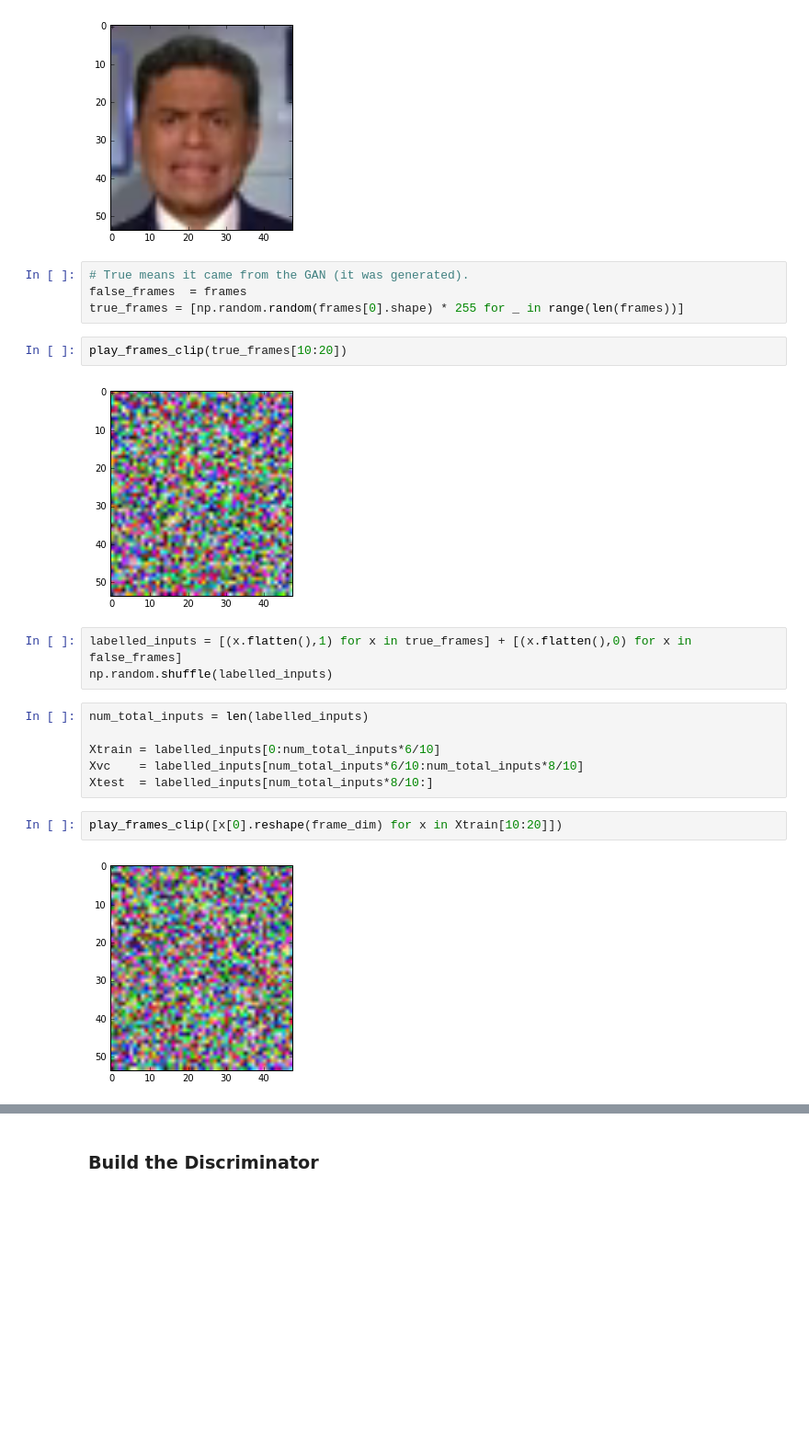
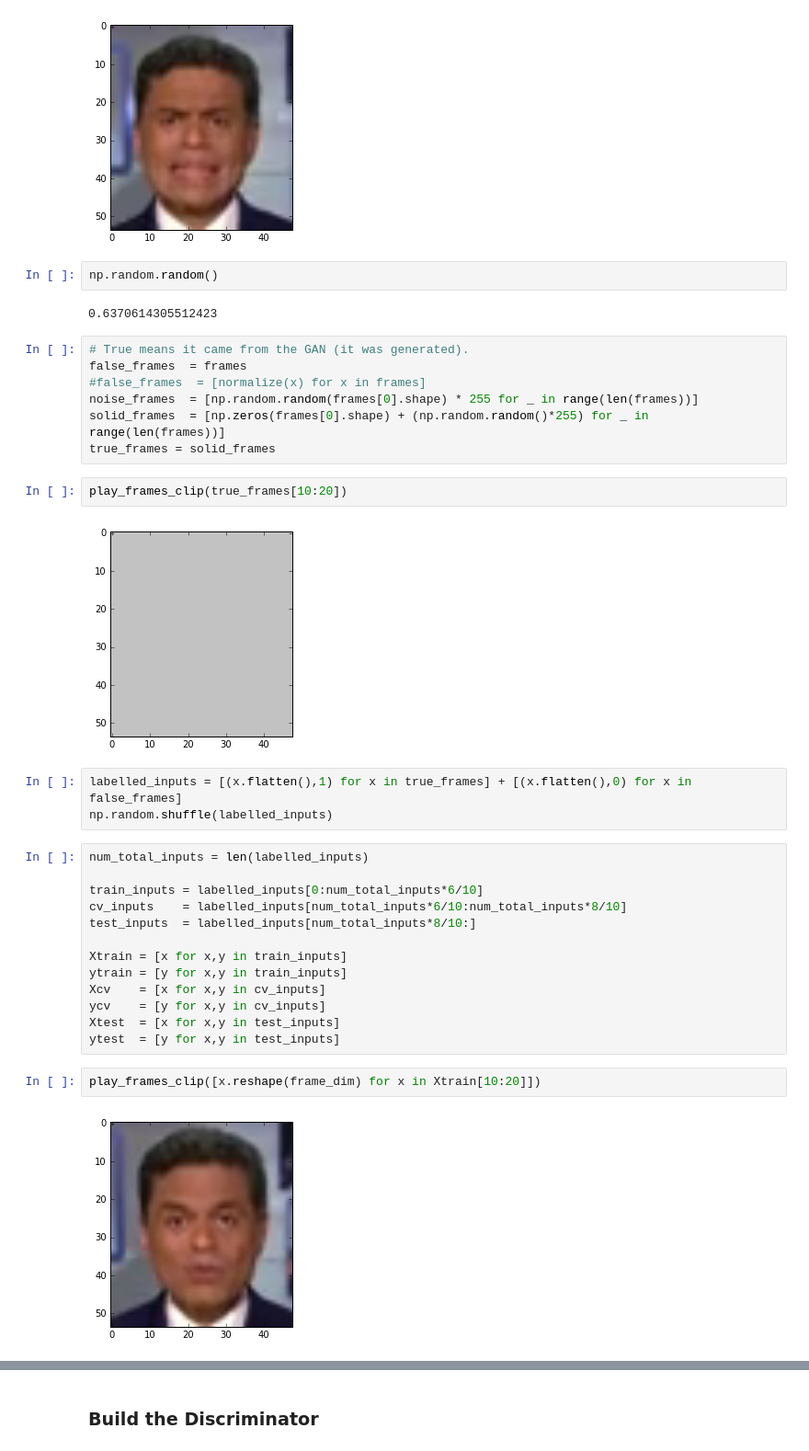
Before and after one commit to NHDaly/jupyter-binder, a Jupyter notebook: ml/Gan_Speaking.ipynb, the cells around one changed output, grey strips where cells are left out. Shown at 92% size. Cells and saved outputs as stored; diff of their text form; blank space fills up the shorter version.

```diff
--- a/ml/Gan_Speaking.ipynb
+++ b/ml/Gan_Speaking.ipynb
@@ -49,27 +49,41 @@ def play_frames_clip(frames):
 play_frames_clip(frames[10:20])
 # %% [output]
 [figure]
+# %%
+np.random.random()
+# %% [output]
+0.6370614305512423
 # %%
 # True means it came from the GAN (it was generated).
 false_frames  = frames
-true_frames = [np.random.random(frames[0].shape) * 255 for _ in range(len(frames))]
+#false_frames  = [normalize(x) for x in frames]
+noise_frames  = [np.random.random(frames[0].shape) * 255 for _ in range(len(frames))]
+solid_frames  = [np.zeros(frames[0].shape) + (np.random.random()*255) for _ in range(len(frames))]
+true_frames = solid_frames
 # %%
 play_frames_clip(true_frames[10:20])
 # %% [output]
-[figure, old version]
+[figure, new version]
 # %%
 labelled_inputs = [(x.flatten(),1) for x in true_frames] + [(x.flatten(),0) for x in false_frames]
 np.random.shuffle(labelled_inputs)
-# %%
-num_total_inputs = len(labelled_inputs)
-
-Xtrain = labelled_inputs[0:num_total_inputs*6/10]
-Xvc    = labelled_inputs[num_total_inputs*6/10:num_total_inputs*8/10]
-Xtest  = labelled_inputs[num_total_inputs*8/10:]
+# %%
+num_total_inputs = len(labelled_inputs)
+
+train_inputs = labelled_inputs[0:num_total_inputs*6/10]
+cv_inputs    = labelled_inputs[num_total_inputs*6/10:num_total_inputs*8/10]
+test_inputs  = labelled_inputs[num_total_inputs*8/10:]
+
+Xtrain = [x for x,y in train_inputs]
+ytrain = [y for x,y in train_inputs]
+Xcv    = [x for x,y in cv_inputs]
+ycv    = [y for x,y in cv_inputs]
+Xtest  = [x for x,y in test_inputs]
+ytest  = [y for x,y in test_inputs]
 # %%
-play_frames_clip([x[0].reshape(frame_dim) for x in Xtrain[10:20]])
+play_frames_clip([x.reshape(frame_dim) for x in Xtrain[10:20]])
 # %% [output]
-[figure, old version]
+[figure, new version]
 # %%
 def normalize(x):
     mu = np.mean(x)
```
Also changed, not shown: parts of 9 cells of this notebook, 1 other file.
